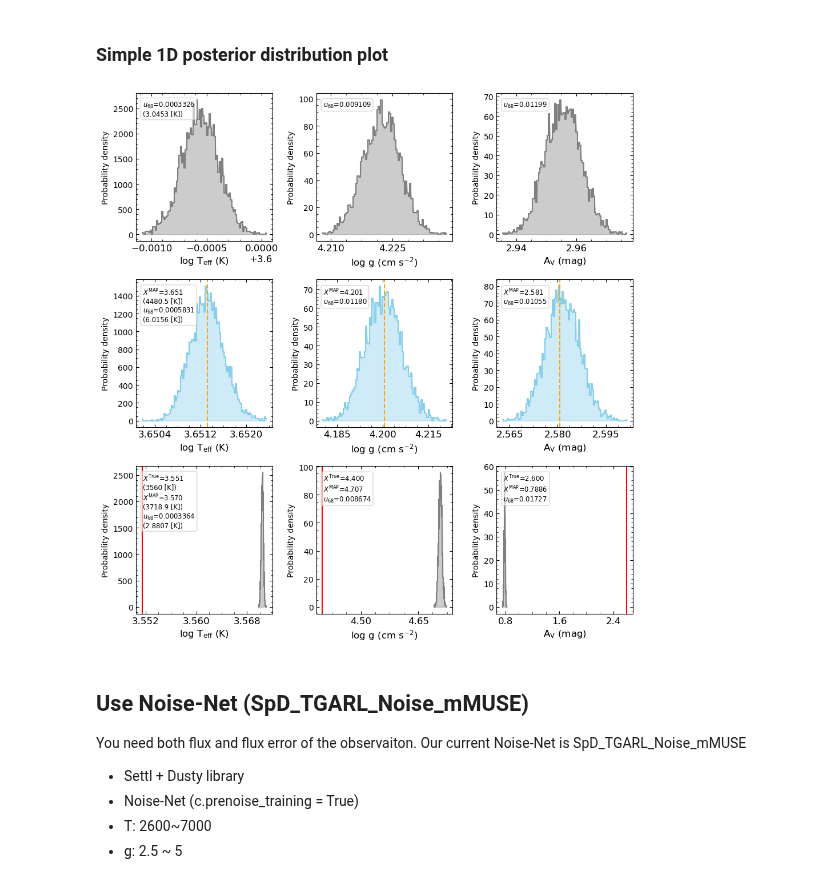
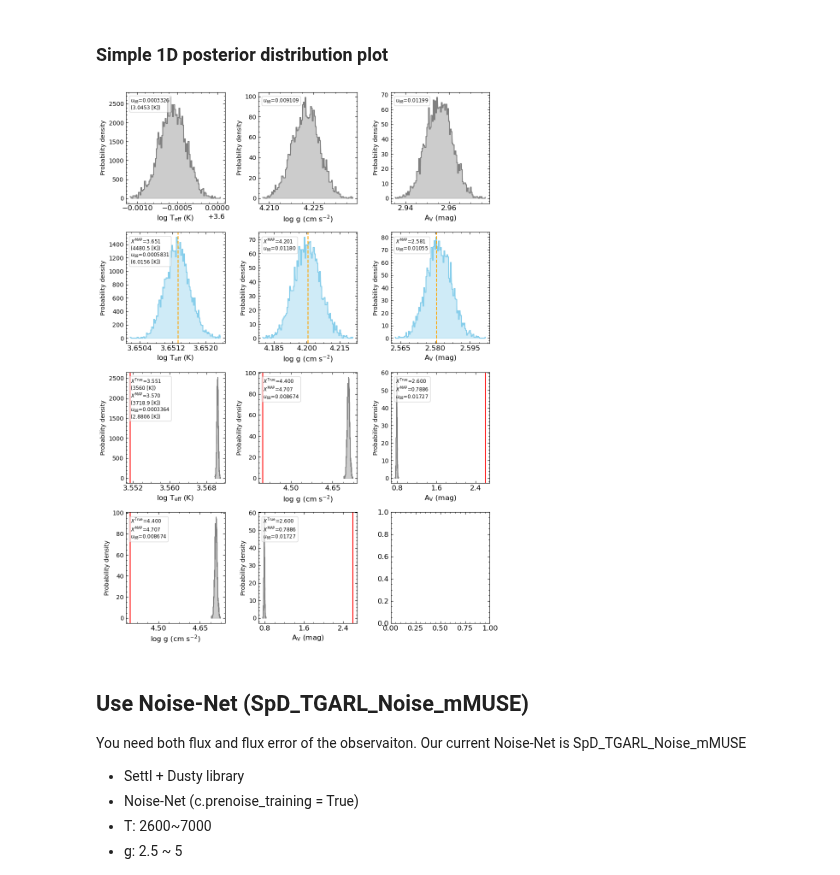
Before and after one commit to kangdaeun/SAPSAL, a Jupyter notebook: examples/Tutorial.ipynb, the cells around one changed output. Cells and saved outputs as stored; diff of their text form; code cells hidden in the pictures.

```diff
--- a/examples/Tutorial.ipynb
+++ b/examples/Tutorial.ipynb
@@ -206,22 +262,27 @@ unc_list = np.array(unc_list)
 # %%
 # you can check usable keywords in expander.py
 
 # kwarg = dict(nbin=100, # number of bin to make histrogram
 #     color_post = 'grey', xlabelsize='large', ylabelsize='large', titlesize='x-large',
 #     yticklabelsize='medium', xticklabelsize='large', txtsize = 'small',
 #     u68_values=u68, map_values=maps, plot_map=False)
 
-fig, axis = plt.subplots(3, c.x_dim, figsize=[3.2*c.x_dim, 3.3*3], tight_layout=True)
+fig, axis = plt.subplots(4, c.x_dim, figsize=[3.2*c.x_dim, 3.3*4], tight_layout=True)
 
 # first target
 exp.plot_posterior(post_list[0], axis[0], c) # only with defualt kwarg setting
-# second target
+# second target,
 exp.plot_posterior(post_list[1], axis[1], c, map_values=map_list[1], u68_values=unc_list[1], color_post='skyblue')
 # third target
 exp.plot_posterior(post_list[2], axis[2], c, map_values=map_list[2], u68_values=unc_list[2], plot_map=False,
                   x_true=[3.5514499979728753, 4.4,  2.599609375])
+
+# third target: plotting only two parameters
+exp.plot_posterior(post_list[2][:,1:], axis[3], c,  x_names = c.x_names[1:], map_values=map_list[2][1:], u68_values=unc_list[2][1:-1], plot_map=False,
+                  x_true=[4.4,  2.599609375])
+plt.show()
 # %% [output]
-[figure, old version]
+[figure, new version]
 # %% [markdown]
 ## Use Noise-Net (SpD_TGARL_Noise_mMUSE)
 You need both flux and flux error of the observaiton.
```
Also changed, not shown: parts of 31 cells of this notebook.
